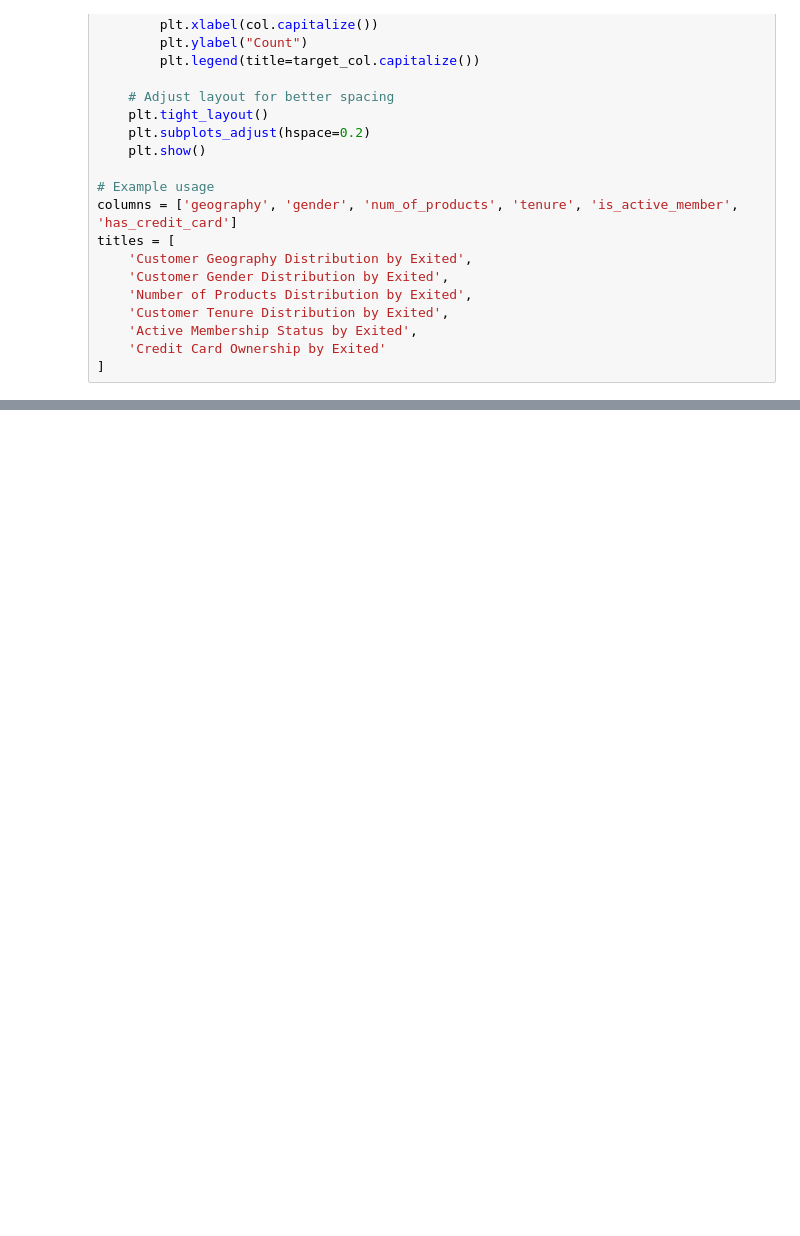
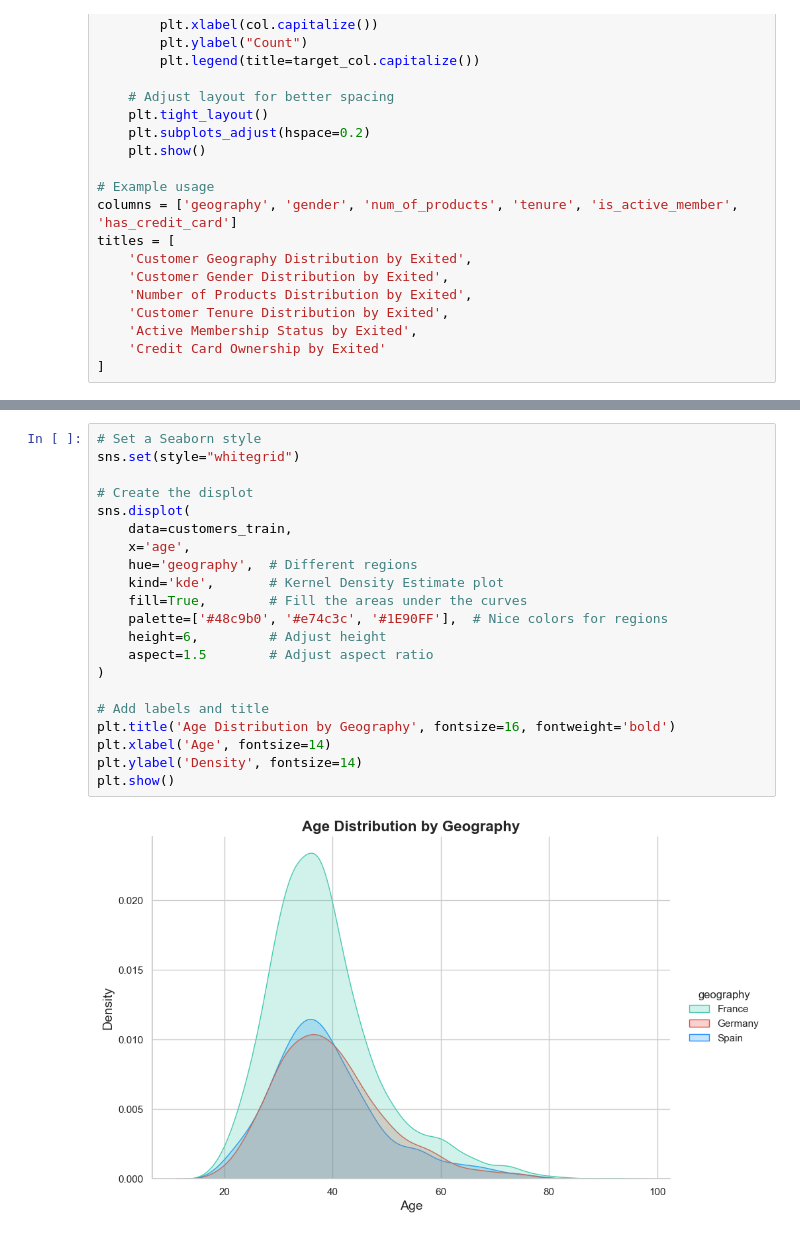
Before and after one commit to azamKhattak24/Customer_Churn_Prediction, a Jupyter notebook: notebooks/customerChurnPrediction.ipynb, the cells around one changed output, grey strips where cells are left out. Drawn from its saved outputs; the diff is of its cells as text; blank space fills up the shorter version.

```diff
--- a/notebooks/customerChurnPrediction.ipynb
+++ b/notebooks/customerChurnPrediction.ipynb
@@ -707,0 +771,23 @@ plot_barplots_with_target(customers_train, columns, target_col='exited', titles=
+# %%
+# Set a Seaborn style
+sns.set(style="whitegrid")
+
+# Create the displot
+sns.displot(
+    data=customers_train,
+    x='age',
+    hue='geography',  # Different regions
+    kind='kde',       # Kernel Density Estimate plot
+    fill=True,        # Fill the areas under the curves
+    palette=['#48c9b0', '#e74c3c', '#1E90FF'],  # Nice colors for regions
+    height=6,         # Adjust height
+    aspect=1.5        # Adjust aspect ratio
+)
+
+# Add labels and title
+plt.title('Age Distribution by Geography', fontsize=16, fontweight='bold')
+plt.xlabel('Age', fontsize=14)
+plt.ylabel('Density', fontsize=14)
+plt.show()
+# %% [output]
+[figure, added]
```
Also changed, not shown: parts of 21 cells of this notebook.
